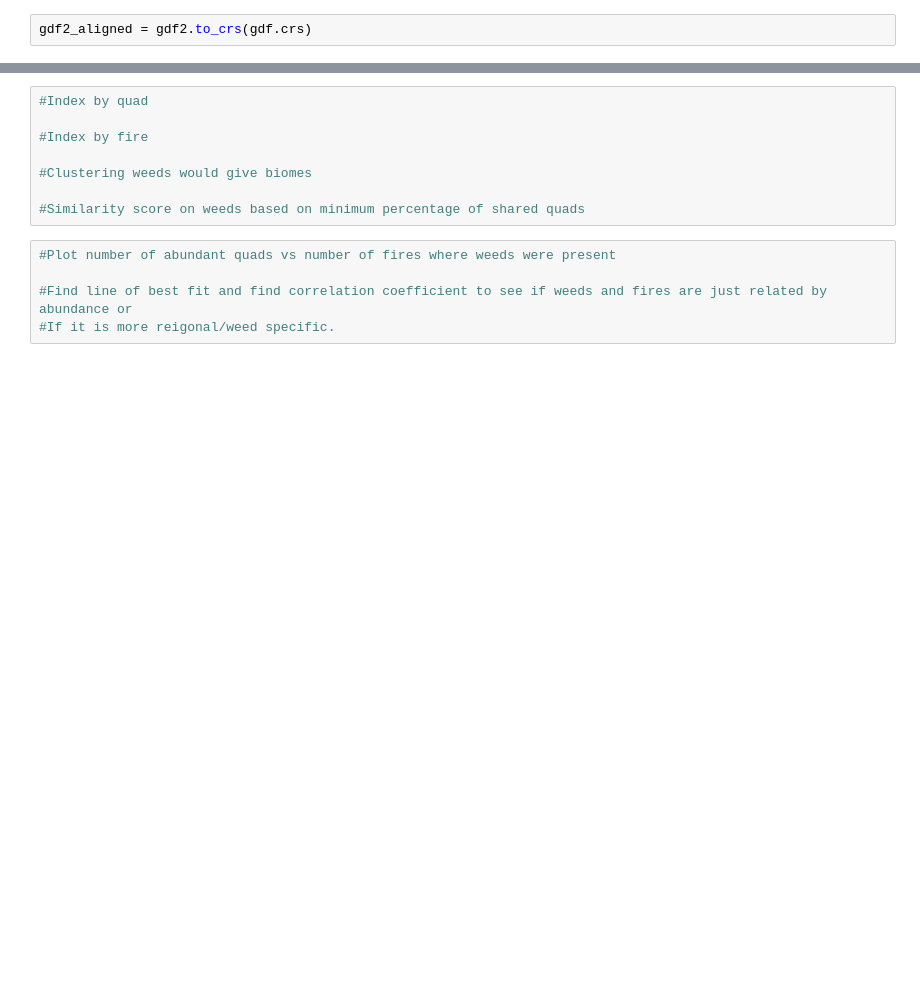
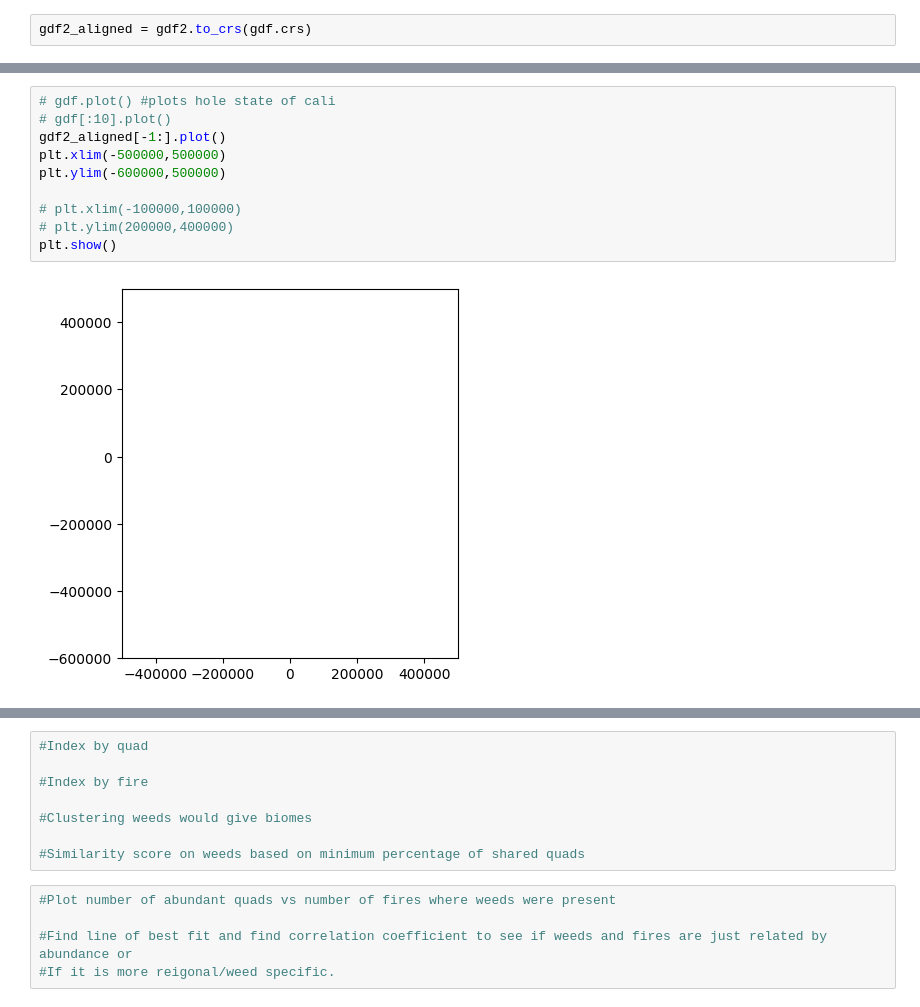
Before and after one commit to Ljosha/Fire_Plants, a Jupyter notebook: test_shapefile.ipynb, the cells around one changed output, grey strips where cells are left out. Drawn from its saved outputs; the diff is of its cells as text; blank space fills up the shorter version.

```diff
--- a/test_shapefile.ipynb
+++ b/test_shapefile.ipynb
@@ -67 +151,13 @@ plt.show()
 [figure]
+# %%
+# gdf.plot() #plots hole state of cali
+# gdf[:10].plot()
+gdf2_aligned[-1:].plot()
+plt.xlim(-500000,500000)
+plt.ylim(-600000,500000)
+
+# plt.xlim(-100000,100000)
+# plt.ylim(200000,400000)
+plt.show()
+# %% [output]
+[figure, added]
```
Also changed, not shown: parts of 10 cells of this notebook.
